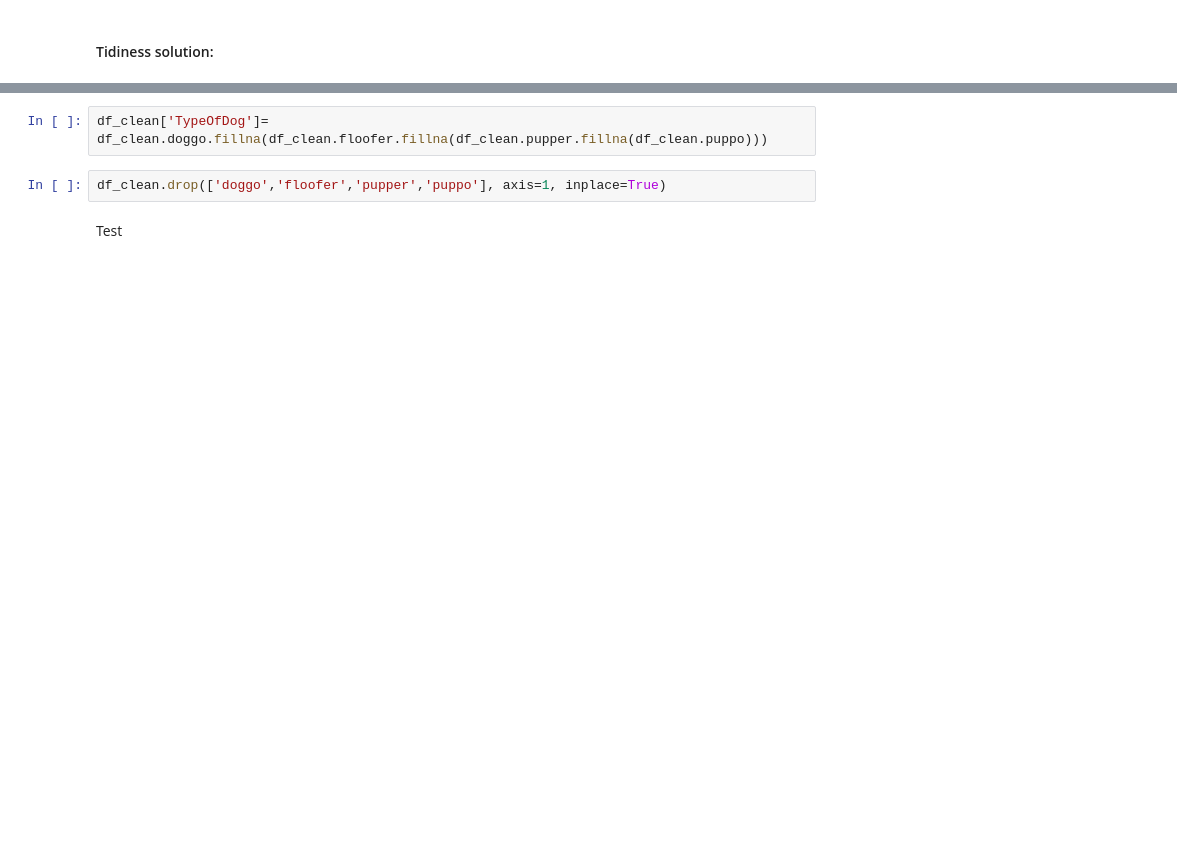
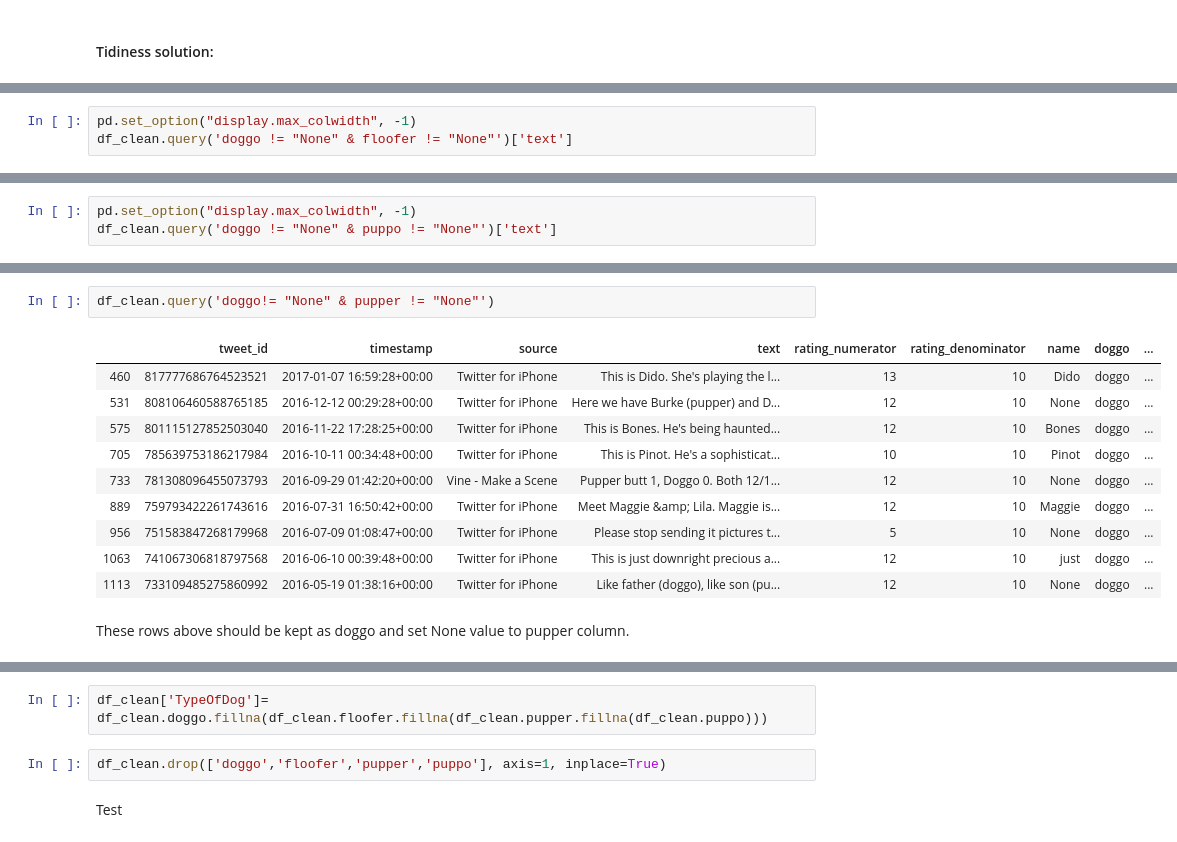
Before and after one commit to huonghuynh93/Data-Wrangling, a Jupyter notebook: Wrangle_act.ipynb, the cells around one changed output, grey strips where cells are left out. Cells and saved outputs as stored; diff of their text form; blank space fills up the shorter version.

```diff
--- a/Wrangle_act.ipynb
+++ b/Wrangle_act.ipynb
@@ -735,0 +838,3 @@ Replace None with NaN for missing values:
+# %%
+pd.set_option("display.max_colwidth", -1)
+df_clean.query('doggo != "None" & floofer != "None"')['text']
@@ -735,0 +853,3 @@ Replace None with NaN for missing values:
+# %%
+pd.set_option("display.max_colwidth", -1)
+df_clean.query('doggo != "None" & puppo != "None"')['text']
@@ -735,0 +868,15 @@ Replace None with NaN for missing values:
+# %%
+df_clean.query('doggo!= "None" & pupper != "None"')
+# %% [output]
+|  | tweet_id | timestamp | source | text | rating_numerator | rating_denominator | name | doggo | ... |
+| 460 | 817777686764523521 | 2017-01-07 16:59:28+00:00 | Twitter for iPhone | This is Dido. She's playing the l... | 13 | 10 | Dido | doggo | ... |
+| 531 | 808106460588765185 | 2016-12-12 00:29:28+00:00 | Twitter for iPhone | Here we have Burke (pupper) and D... | 12 | 10 | None | doggo | ... |
+| 575 | 801115127852503040 | 2016-11-22 17:28:25+00:00 | Twitter for iPhone | This is Bones. He's being haunted... | 12 | 10 | Bones | doggo | ... |
+| 705 | 785639753186217984 | 2016-10-11 00:34:48+00:00 | Twitter for iPhone | This is Pinot. He's a sophisticat... | 10 | 10 | Pinot | doggo | ... |
+| 733 | 781308096455073793 | 2016-09-29 01:42:20+00:00 | Vine - Make a Scene | Pupper butt 1, Doggo 0. Both 12/1... | 12 | 10 | None | doggo | ... |
+| 889 | 759793422261743616 | 2016-07-31 16:50:42+00:00 | Twitter for iPhone | Meet Maggie &amp; Lila. Maggie is... | 12 | 10 | Maggie | doggo | ... |
+| 956 | 751583847268179968 | 2016-07-09 01:08:47+00:00 | Twitter for iPhone | Please stop sending it pictures t... | 5 | 10 | None | doggo | ... |
+| 1063 | 741067306818797568 | 2016-06-10 00:39:48+00:00 | Twitter for iPhone | This is just downright precious a... | 12 | 10 | just | doggo | ... |
+| 1113 | 733109485275860992 | 2016-05-19 01:38:16+00:00 | Twitter for iPhone | Like father (doggo), like son (pu... | 12 | 10 | None | doggo | ... |
+# %% [markdown]
+These rows above should be kept as doggo and set None value to pupper column.
```
Also changed, not shown: parts of 97 cells of this notebook, 3 other files.
